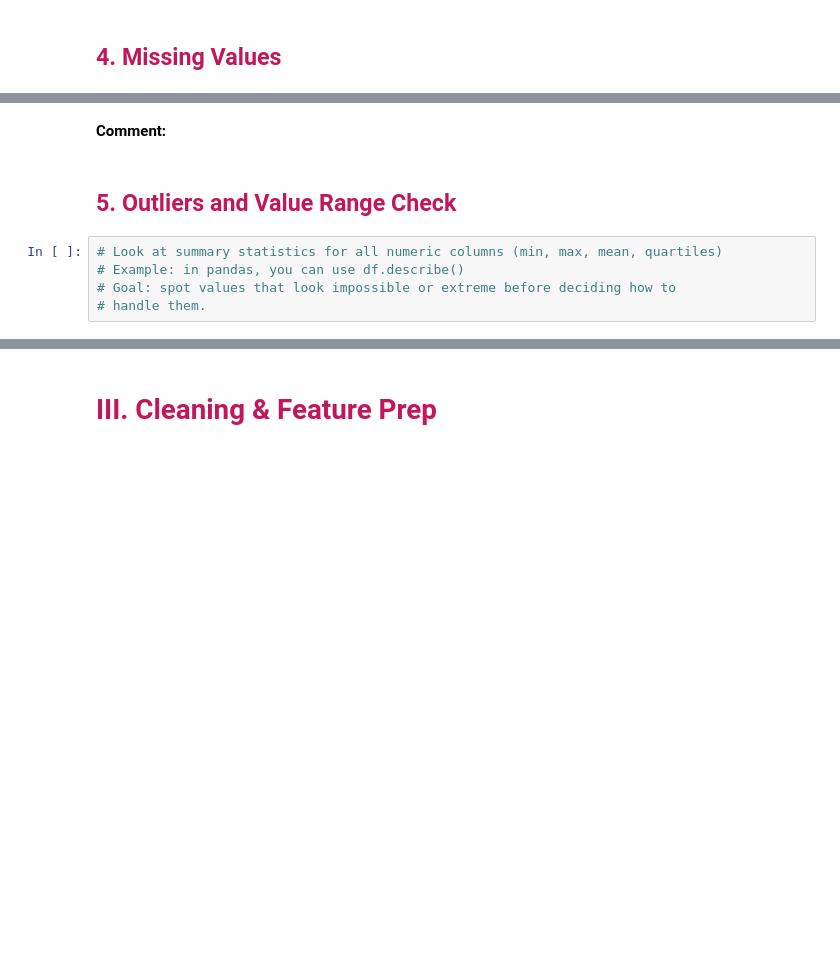
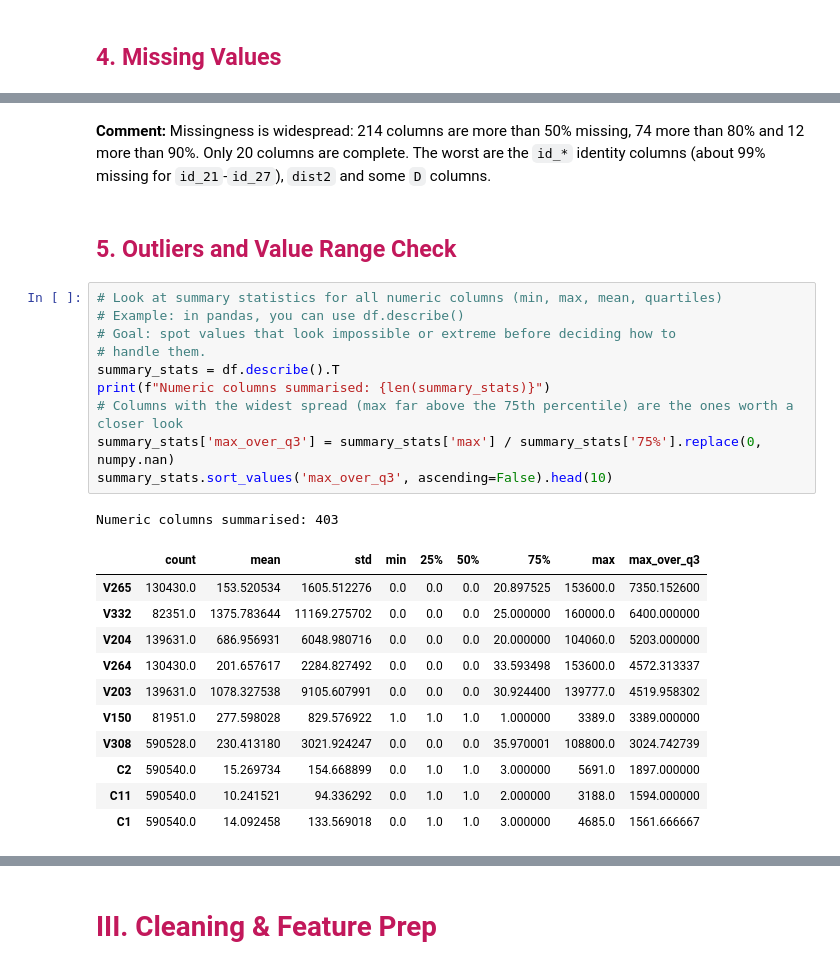
Before and after one commit to Nafisatibrahim/Unsupervised-fraud-detection-the-outliers, a Jupyter notebook: notebooks/01-data-preparation.ipynb, the cells around one changed output, grey strips where cells are left out. Saved outputs shown, nothing was run; the diff lists cells and outputs as text; blank space fills up the shorter version.

```diff
--- a/notebooks/01-data-preparation.ipynb
+++ b/notebooks/01-data-preparation.ipynb
@@ -174,13 +312,31 @@ else:
 # %% [markdown]
-**Comment:**
+**Comment:** Missingness is widespread: 214 columns are more than 50% missing, 74 more than 80% and 12 more than 90%. Only 20 columns are complete. The worst are the `id_*` identity columns (about 99% missing for `id_21`-`id_27`), `dist2` and some `D` columns.
 # %% [markdown]
 <a id="outliers-range-check"></a>
 <h2 style="color:#C2185B">5. Outliers and Value Range Check</h2>
 # %%
 # Look at summary statistics for all numeric columns (min, max, mean, quartiles)
 # Example: in pandas, you can use df.describe()
 # Goal: spot values that look impossible or extreme before deciding how to
 # handle them.
+summary_stats = df.describe().T
+print(f"Numeric columns summarised: {len(summary_stats)}")
+# Columns with the widest spread (max far above the 75th percentile) are the ones worth a closer look
+summary_stats['max_over_q3'] = summary_stats['max'] / summary_stats['75%'].replace(0, numpy.nan)
+summary_stats.sort_values('max_over_q3', ascending=False).head(10)
+# %% [output]
+Numeric columns summarised: 403
+|  | count | mean | std | min | 25% | 50% | 75% | max | max_over_q3 |
+| V265 | 130430.0 | 153.520534 | 1605.512276 | 0.0 | 0.0 | 0.0 | 20.897525 | 153600.0 | 7350.152600 |
+| V332 | 82351.0 | 1375.783644 | 11169.275702 | 0.0 | 0.0 | 0.0 | 25.000000 | 160000.0 | 6400.000000 |
+| V204 | 139631.0 | 686.956931 | 6048.980716 | 0.0 | 0.0 | 0.0 | 20.000000 | 104060.0 | 5203.000000 |
+| V264 | 130430.0 | 201.657617 | 2284.827492 | 0.0 | 0.0 | 0.0 | 33.593498 | 153600.0 | 4572.313337 |
+| V203 | 139631.0 | 1078.327538 | 9105.607991 | 0.0 | 0.0 | 0.0 | 30.924400 | 139777.0 | 4519.958302 |
+| V150 | 81951.0 | 277.598028 | 829.576922 | 1.0 | 1.0 | 1.0 | 1.000000 | 3389.0 | 3389.000000 |
+| V308 | 590528.0 | 230.413180 | 3021.924247 | 0.0 | 0.0 | 0.0 | 35.970001 | 108800.0 | 3024.742739 |
+| C2 | 590540.0 | 15.269734 | 154.668899 | 0.0 | 1.0 | 1.0 | 3.000000 | 5691.0 | 1897.000000 |
+| C11 | 590540.0 | 10.241521 | 94.336292 | 0.0 | 1.0 | 1.0 | 2.000000 | 3188.0 | 1594.000000 |
+| C1 | 590540.0 | 14.092458 | 133.569018 | 0.0 | 1.0 | 1.0 | 3.000000 | 4685.0 | 1561.666667 |
 # %%
 # Check the range of TransactionAmt specifically
 # Example: in pandas, you can look at .min(), .max(), and a histogram
```
Also changed, not shown: parts of 37 cells of this notebook.
